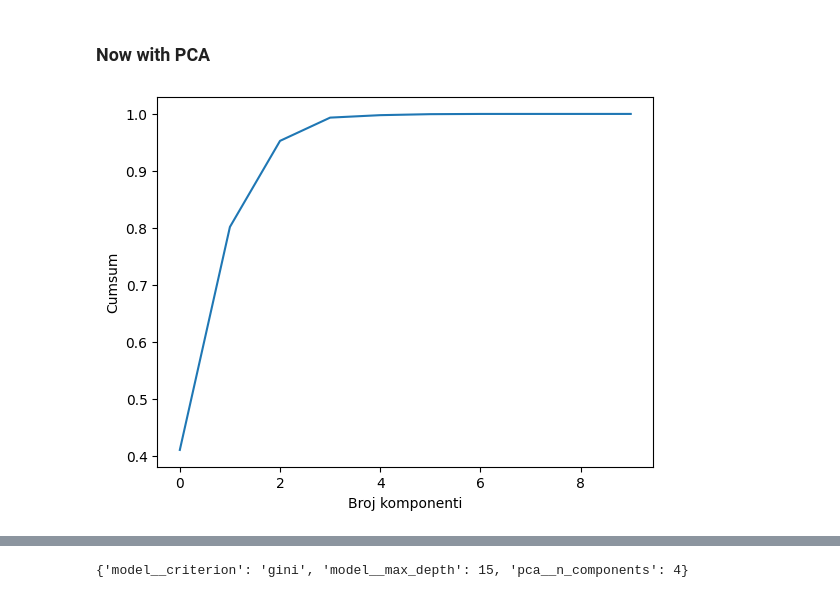
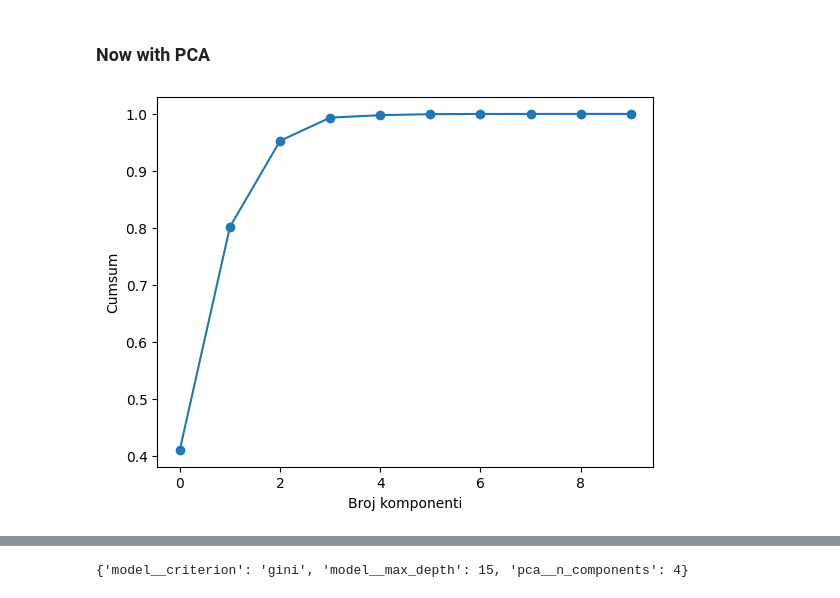
Before and after one commit to MATF-istrazivanje-podataka-1/2023_Data_Mining_Diamonds_Dataset, a Jupyter notebook: Classification/DecisionTree.ipynb, the cells around one changed output, grey strips where cells are left out. Cells and saved outputs as stored; diff of their text form; code cells hidden in the pictures.

```diff
--- a/Classification/DecisionTree.ipynb
+++ b/Classification/DecisionTree.ipynb
@@ -279,15 +281,15 @@ volume : 0.11646355630576956
 # %%
 pca = PCA()
 
 X_train_pca = pca.fit_transform(X_train)
 
 plt.figure()
-plt.plot(np.cumsum(pca.explained_variance_ratio_))
+plt.plot(np.cumsum(pca.explained_variance_ratio_), marker='o')
 plt.xlabel('Broj komponenti')
 plt.ylabel('Cumsum')
 plt.show()
 # %% [output]
-[figure, old version]
+[figure, new version]
 # %%
 dtc_pca = Pipeline([
     ('pca', PCA()),
```
Also changed, not shown: parts of 3 cells of this notebook, 11 other files.
